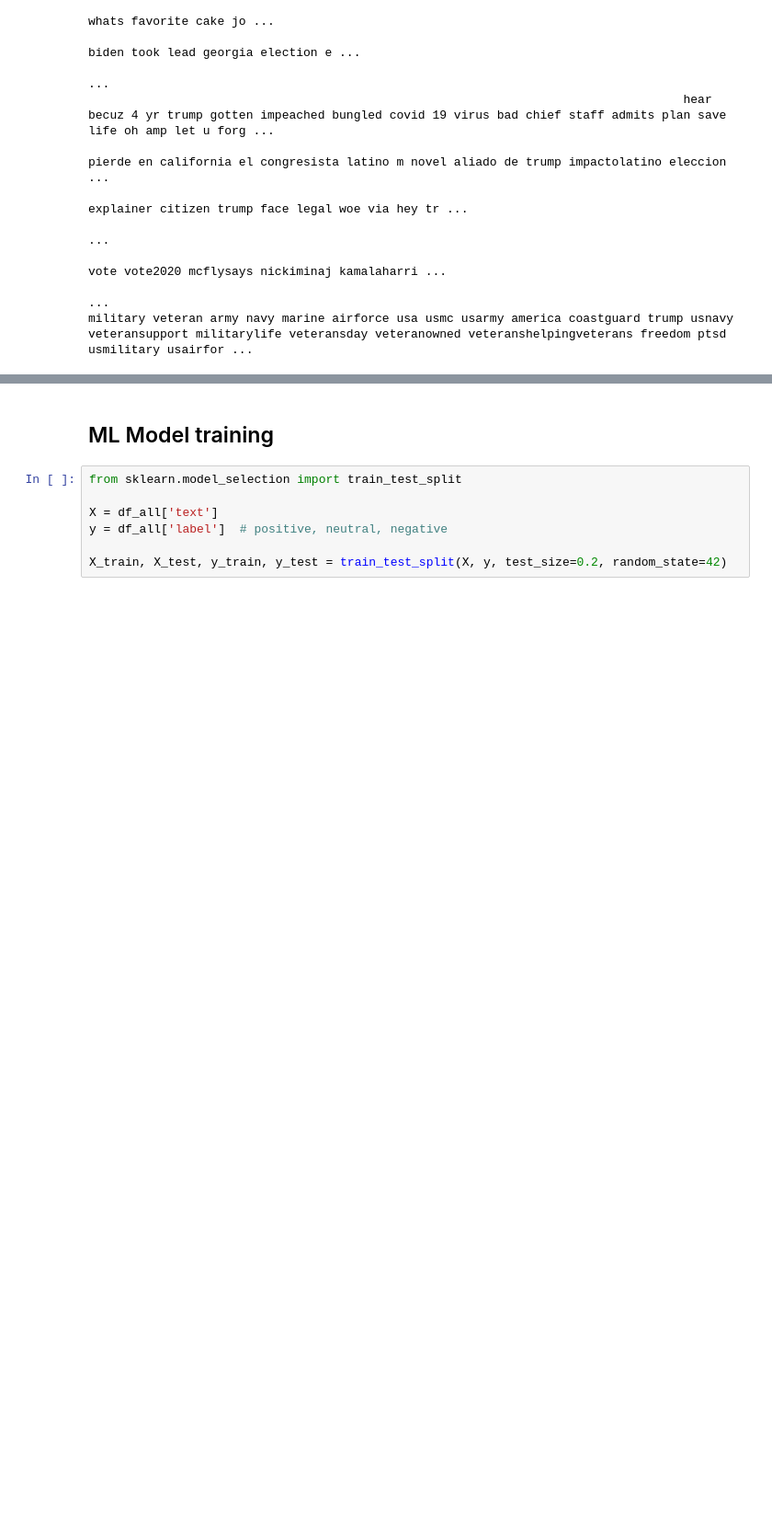
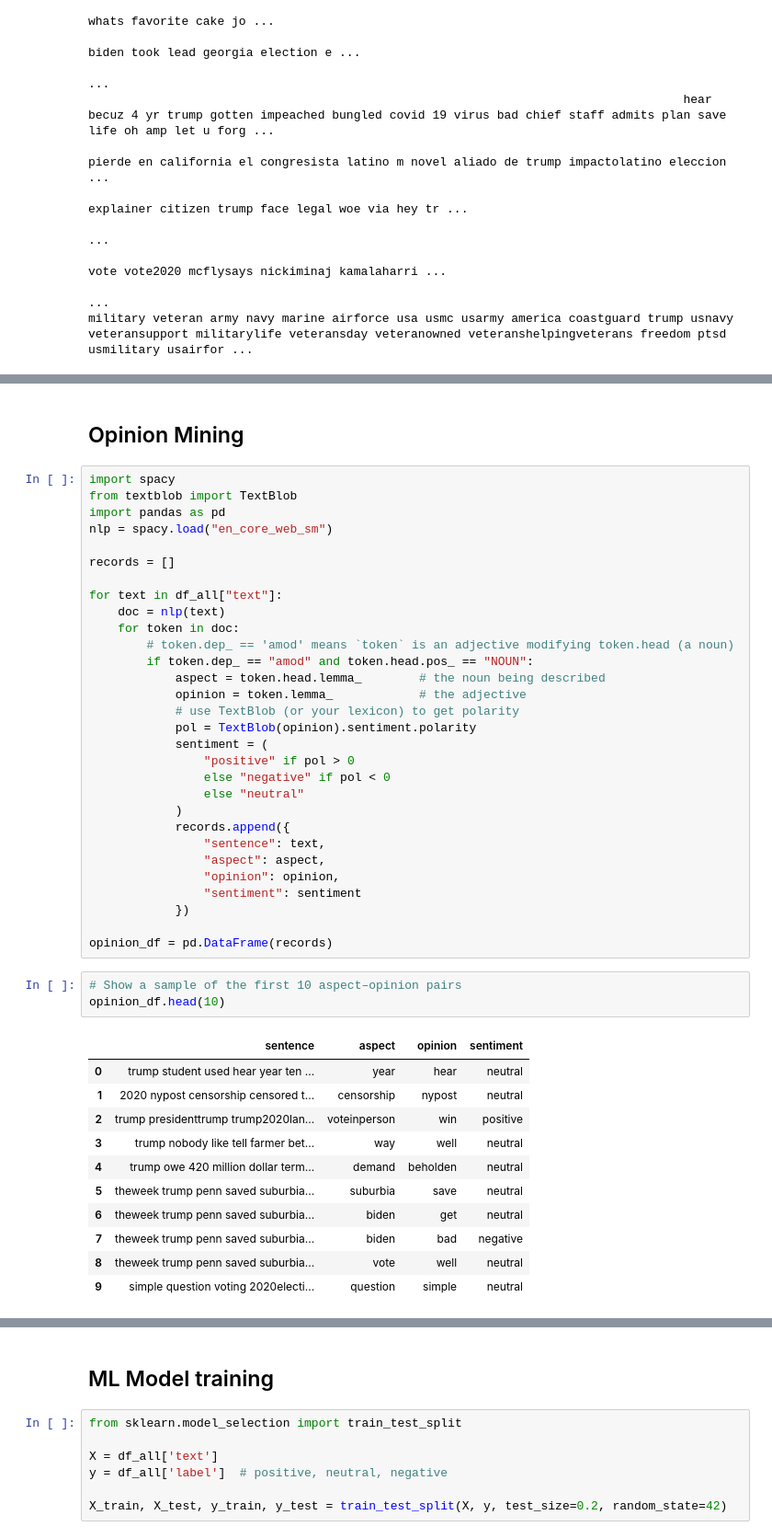
Before and after one commit to jasonsongjiajain/assignment_social_media_computing, a Jupyter notebook: Assignment.ipynb, the cells around one changed output, grey strips where cells are left out. Shown at 92% size. Saved outputs shown, nothing was run; the diff lists cells and outputs as text; blank space fills up the shorter version.

```diff
--- a/Assignment.ipynb
+++ b/Assignment.ipynb
@@ -415,0 +427,47 @@ df_all = pd.read_csv("final.csv")
+# %% [markdown]
+## Opinion Mining
+# %%
+import spacy
+from textblob import TextBlob
+import pandas as pd
+nlp = spacy.load("en_core_web_sm")
+
+records = []
+
+for text in df_all["text"]:
+    doc = nlp(text)
+    for token in doc:
+        # token.dep_ == 'amod' means `token` is an adjective modifying token.head (a noun)
+        if token.dep_ == "amod" and token.head.pos_ == "NOUN":
+            aspect = token.head.lemma_        # the noun being described
+            opinion = token.lemma_            # the adjective
+            # use TextBlob (or your lexicon) to get polarity
+            pol = TextBlob(opinion).sentiment.polarity
+            sentiment = (
+                "positive" if pol > 0
+                else "negative" if pol < 0
+                else "neutral"
+            )
+            records.append({
+                "sentence": text,
+                "aspect": aspect,
+                "opinion": opinion,
+                "sentiment": sentiment
+            })
+
+opinion_df = pd.DataFrame(records)
+# %%
+# Show a sample of the first 10 aspect–opinion pairs
+opinion_df.head(10)
+# %% [output]
+|  | sentence | aspect | opinion | sentiment |
+| 0 | trump student used hear year ten ... | year | hear | neutral |
+| 1 | 2020 nypost censorship censored t... | censorship | nypost | neutral |
+| 2 | trump presidenttrump trump2020lan... | voteinperson | win | positive |
+| 3 | trump nobody like tell farmer bet... | way | well | neutral |
+| 4 | trump owe 420 million dollar term... | demand | beholden | neutral |
+| 5 | theweek trump penn saved suburbia... | suburbia | save | neutral |
+| 6 | theweek trump penn saved suburbia... | biden | get | neutral |
+| 7 | theweek trump penn saved suburbia... | biden | bad | negative |
+| 8 | theweek trump penn saved suburbia... | vote | well | neutral |
+| 9 | simple question voting 2020electi... | question | simple | neutral |
```
Also changed, not shown: parts of 24 cells of this notebook.
